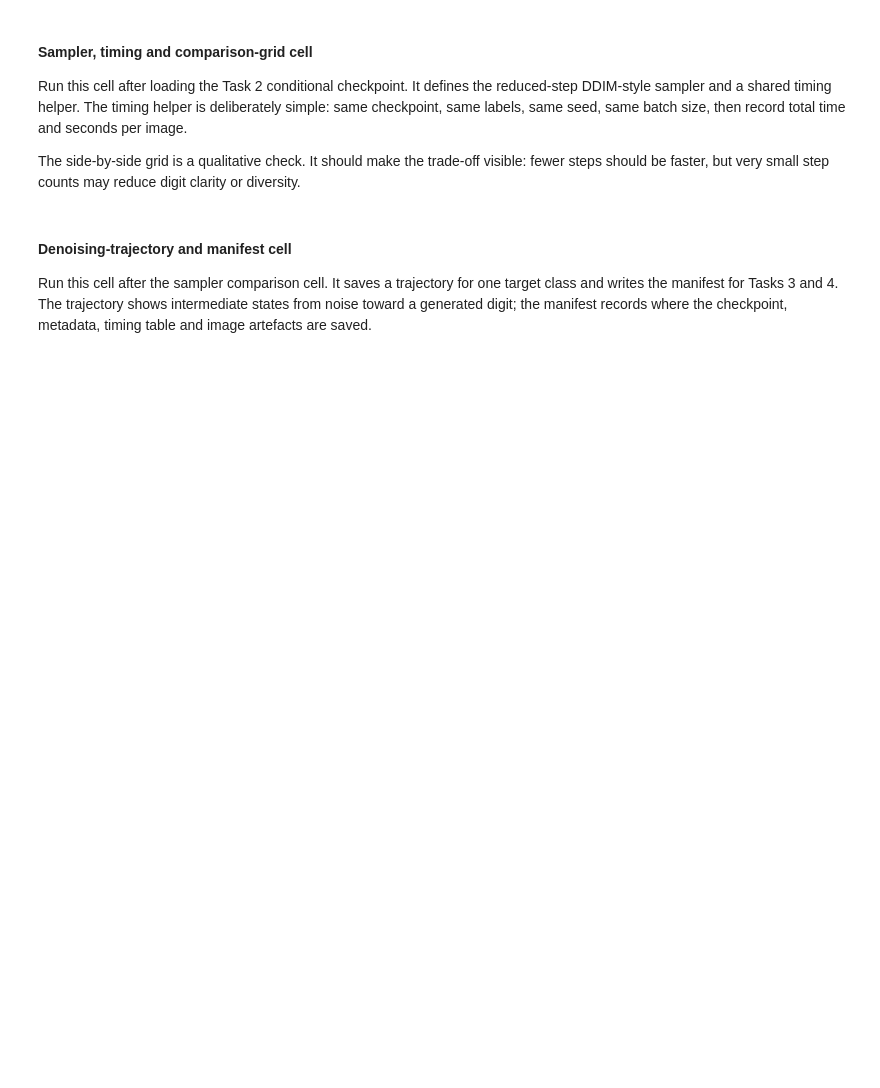
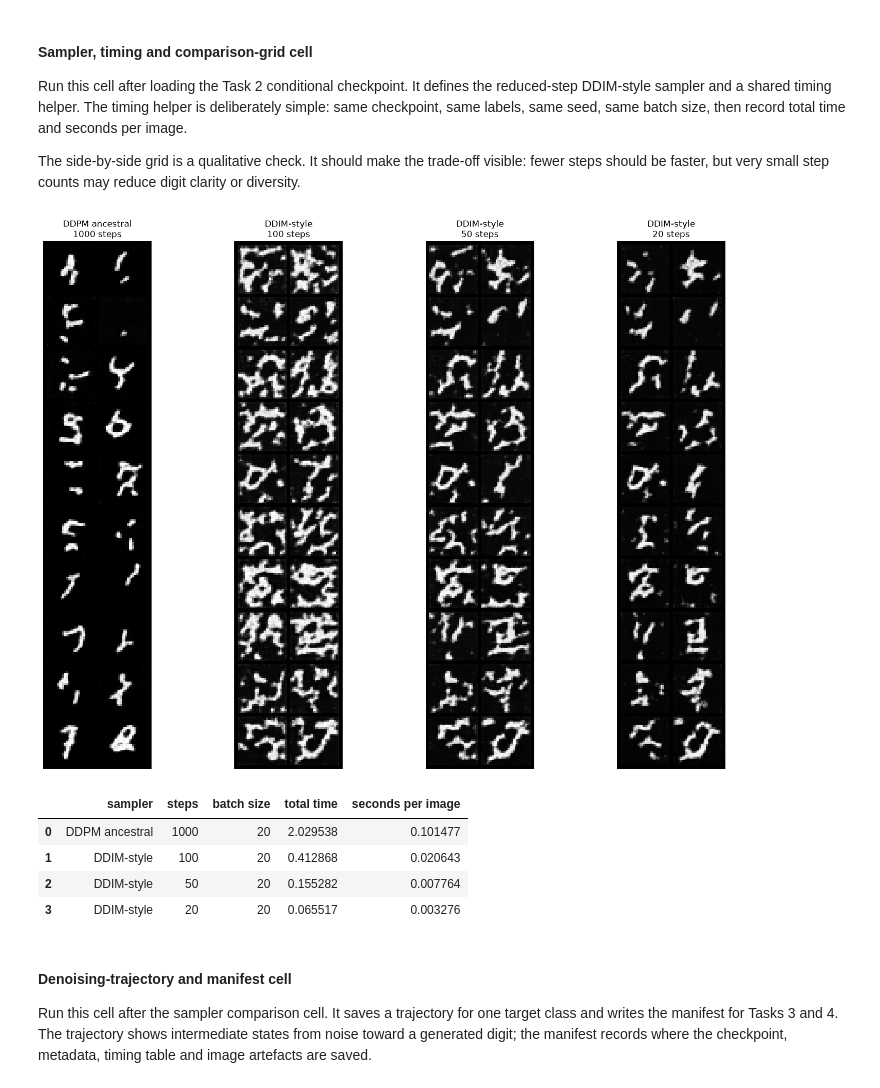
Before and after one commit to Shad0wSAMA/DeepLearningNotebooks, a Jupyter notebook: Filled/09_Diffusion_Model.ipynb, the cells around one changed output. Drawn from its saved outputs; the diff is of its cells as text; code cells hidden in the pictures; blank space fills up the shorter version.

```diff
--- a/Filled/09_Diffusion_Model.ipynb
+++ b/Filled/09_Diffusion_Model.ipynb
@@ -734,7 +845,7 @@ def ddpm_sampler_wrapper(model, labels, steps=T, seed=2025):
     return ddpm_sample_conditional(model, labels, seed=seed)
 
 
-def plot_sampler_comparison(sample_dict, samples_per_class, save_path="CID_E9_T3_P3.png"):
+def plot_sampler_comparison(sample_dict, samples_per_class, save_path=SUBMISSION_DIR / "CID_E9_T3_sampler_grid.png"):
     fig, axes = plt.subplots(1, len(sample_dict), figsize=(4 * len(sample_dict), 11))
     if len(sample_dict) == 1:
         axes = [axes]
@@ -758,34 +869,41 @@ sampler_specs = [
     ("DDIM-style", 50, ddim_sample_conditional),
     ("DDIM-style", 20, ddim_sample_conditional),
 ]
 
 sampler_outputs = {}
 timing_rows = []
 for sampler_name, steps, sampler_fn in sampler_specs:
     samples, timing = time_sampler(
         sampler_fn,
         conditional_model,
         task3_labels,
         sampler_name=sampler_name,
         steps=steps,
         seed=TASK3_SAMPLER_SEED,
     )
     sampler_outputs[f"{sampler_name}\n{steps} steps"] = samples
     timing_rows.append(timing)
 
-with open("CID_E9_T3_D1.csv", "w", newline="", encoding="utf-8") as f:
+with open(SUBMISSION_DIR / "CID_E9_T3_runtime.csv", "w", newline="", encoding="utf-8") as f:
     writer = csv.DictWriter(f, fieldnames=["sampler", "steps", "batch size", "total time", "seconds per image"])
     writer.writeheader()
     writer.writerows(timing_rows)
 
 try:
     import pandas as pd
     task3_timing_table = pd.DataFrame(timing_rows)
 except ImportError:
     task3_timing_table = timing_rows
 
 plot_sampler_comparison(sampler_outputs, TASK3_SAMPLES_PER_CLASS)
 task3_timing_table
+# %% [output]
+[figure, added]
+|  | sampler | steps | batch size | total time | seconds per image |
+| 0 | DDPM ancestral | 1000 | 20 | 2.029538 | 0.101477 |
+| 1 | DDIM-style | 100 | 20 | 0.412868 | 0.020643 |
+| 2 | DDIM-style | 50 | 20 | 0.155282 | 0.007764 |
+| 3 | DDIM-style | 20 | 20 | 0.065517 | 0.003276 |
 # %% [markdown]
 #### Denoising-trajectory and manifest cell
 
```
Also changed, not shown: parts of 17 cells of this notebook, 4 other files.
